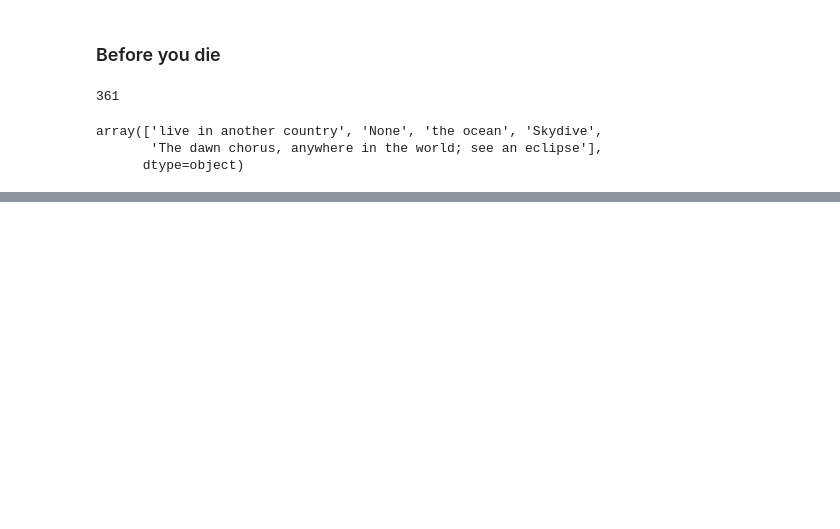
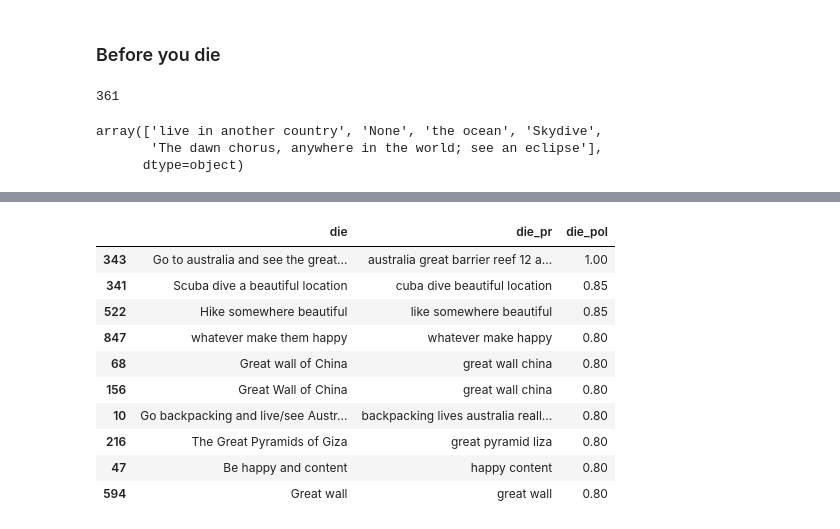
Before and after one commit to Ecboxer/travel, a Jupyter notebook: notebooks/explore.ipynb, the cells around one changed output, grey strips where cells are left out. Drawn from its saved outputs; the diff is of its cells as text; code cells hidden in the pictures; blank space fills up the shorter version.

```diff
--- a/notebooks/explore.ipynb
+++ b/notebooks/explore.ipynb
@@ -1590,0 +1779,4 @@ array(['live in another country', 'None', 'the ocean', 'Skydive',
+# %%
+df['die_pr'] = df['die_pr'].apply(lambda x: ' '.join([Word(y).lemmatize() for y in x.split()]))
+# %%
+df['die_pr'] = df['die_pr'].apply(lambda x: str(TextBlob(x).correct()))
@@ -1590,0 +1901,18 @@ array(['live in another country', 'None', 'the ocean', 'Skydive',
+# %%
+df['die_pol'] = df['die'].apply(lambda x: TextBlob(x).sentiment[0])
+# %%
+df['die_sub'] = df['die'].apply(lambda x: TextBlob(x).sentiment[1])
+# %%
+df.sort_values('die_pol', ascending = False)[['die', 'die_pr', 'die_pol']][:10]
+# %% [output]
+|  | die | die_pr | die_pol |
+| 343 | Go to australia and see the great... | australia great barrier reef 12 a... | 1.00 |
+| 341 | Scuba dive a beautiful location | cuba dive beautiful location | 0.85 |
+| 522 | Hike somewhere beautiful | like somewhere beautiful | 0.85 |
+| 847 | whatever make them happy | whatever make happy | 0.80 |
+| 68 | Great wall of China | great wall china | 0.80 |
+| 156 | Great Wall of China | great wall china | 0.80 |
+| 10 | Go backpacking and live/see Austr... | backpacking lives australia reall... | 0.80 |
+| 216 | The Great Pyramids of Giza | great pyramid liza | 0.80 |
+| 47 | Be happy and content | happy content | 0.80 |
+| 594 | Great wall | great wall | 0.80 |
```
Also changed, not shown: parts of 101 cells of this notebook, 5 other files.
